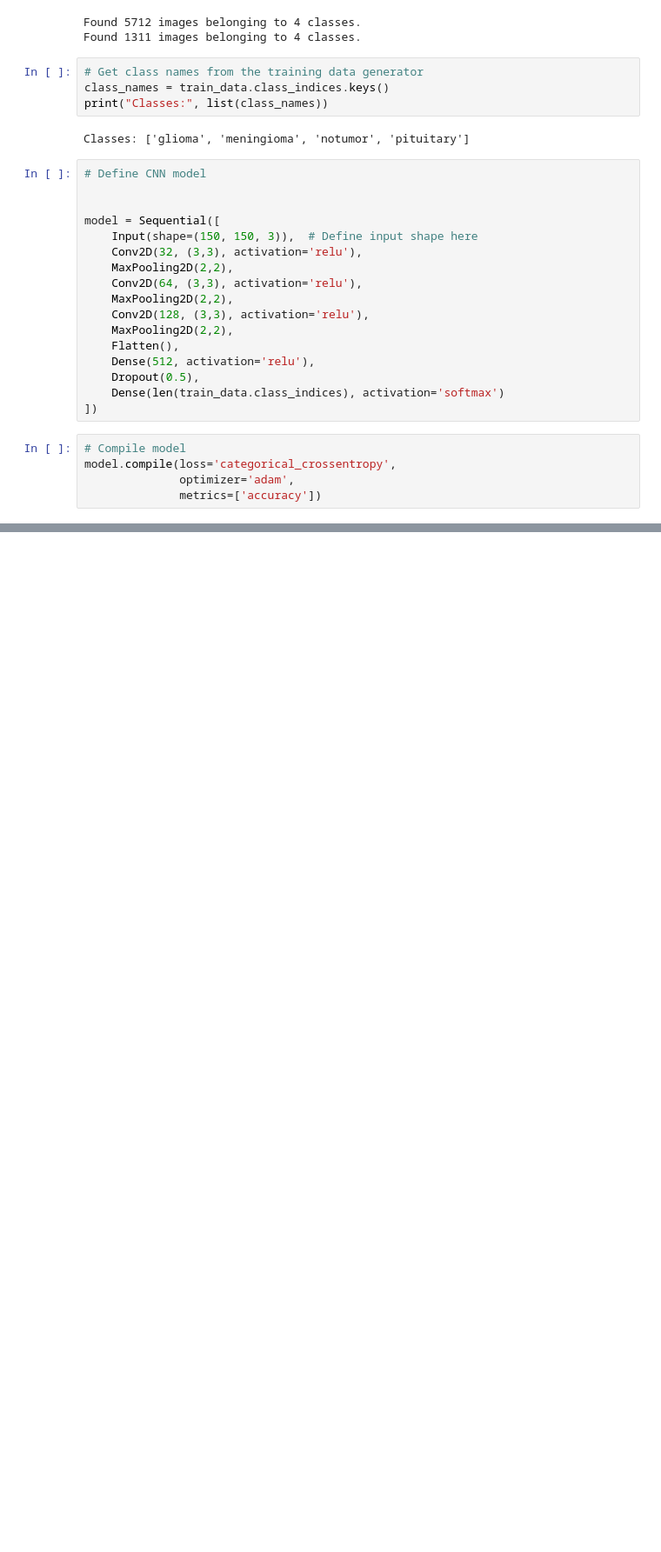
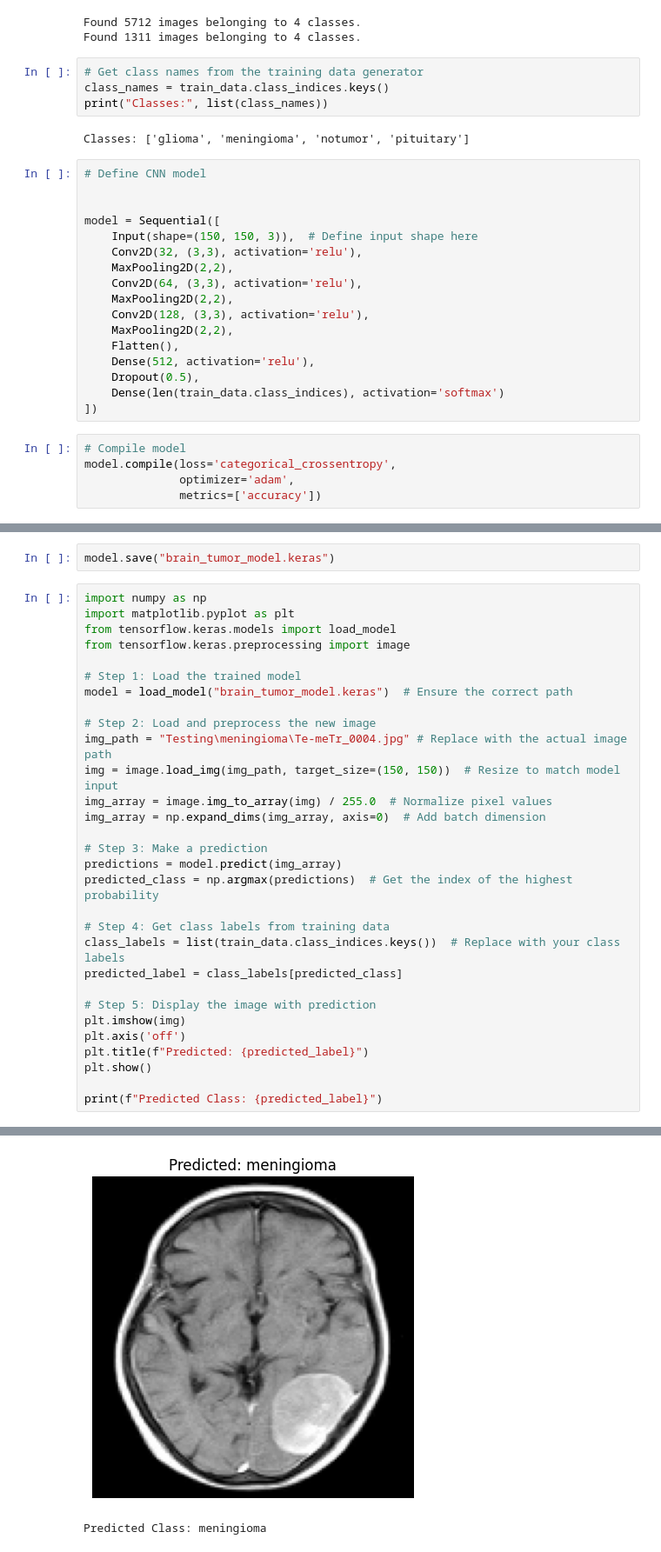
Before and after one commit to AnnMariyJoy/MCALAB, a Jupyter notebook: S4/Main project/brain_main.ipynb, the cells around one changed output, grey strips where cells are left out. Shown: that part at 87% size. Saved outputs shown, nothing was run; the diff lists cells and outputs as text; blank space fills up the shorter version.

```diff
--- a/S4/Main project/brain_main.ipynb
+++ b/S4/Main project/brain_main.ipynb
@@ -112,0 +121,33 @@ Epoch 10/10
+# %%
+model.save("brain_tumor_model.keras")
+# %%
+import numpy as np
+import matplotlib.pyplot as plt
+from tensorflow.keras.models import load_model
+from tensorflow.keras.preprocessing import image
+
+# Step 1: Load the trained model
+model = load_model("brain_tumor_model.keras")  # Ensure the correct path
+
+# Step 2: Load and preprocess the new image
+img_path = "Testing\meningioma\Te-meTr_0004.jpg" # Replace with the actual image path
+img = image.load_img(img_path, target_size=(150, 150))  # Resize to match model input
+img_array = image.img_to_array(img) / 255.0  # Normalize pixel values
+img_array = np.expand_dims(img_array, axis=0)  # Add batch dimension
+
+# Step 3: Make a prediction
+predictions = model.predict(img_array)
+predicted_class = np.argmax(predictions)  # Get the index of the highest probability
+
+# Step 4: Get class labels from training data
+class_labels = list(train_data.class_indices.keys())  # Replace with your class labels
+predicted_label = class_labels[predicted_class]
+
+# Step 5: Display the image with prediction
+plt.imshow(img)
+plt.axis('off')
+plt.title(f"Predicted: {predicted_label}")
+plt.show()
+
+print(f"Predicted Class: {predicted_label}")
+# %% [output]
@@ -112,0 +155,2 @@ Epoch 10/10
+[figure, added]
+Predicted Class: meningioma
```
Also changed, not shown: parts of 3 cells of this notebook.
